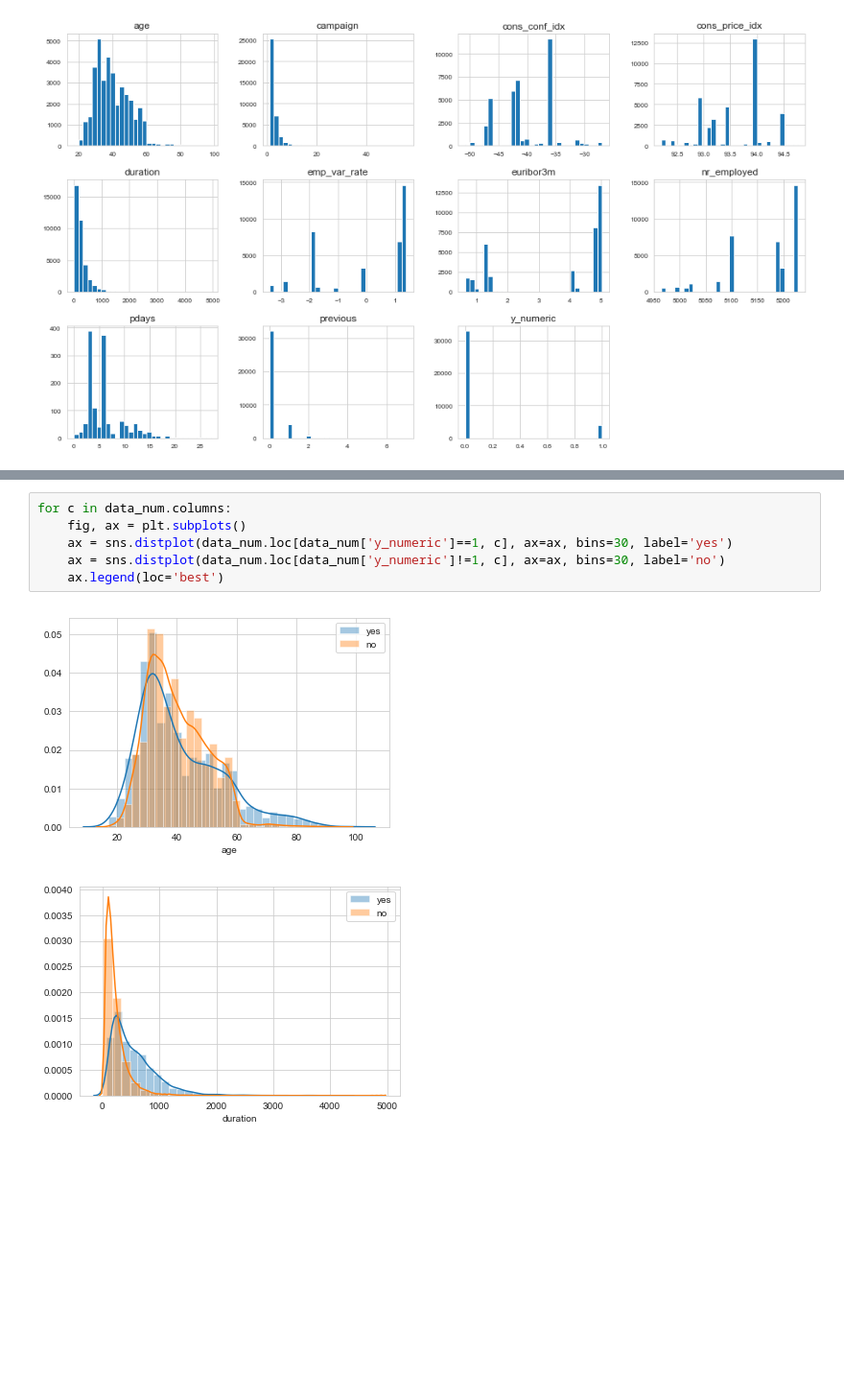
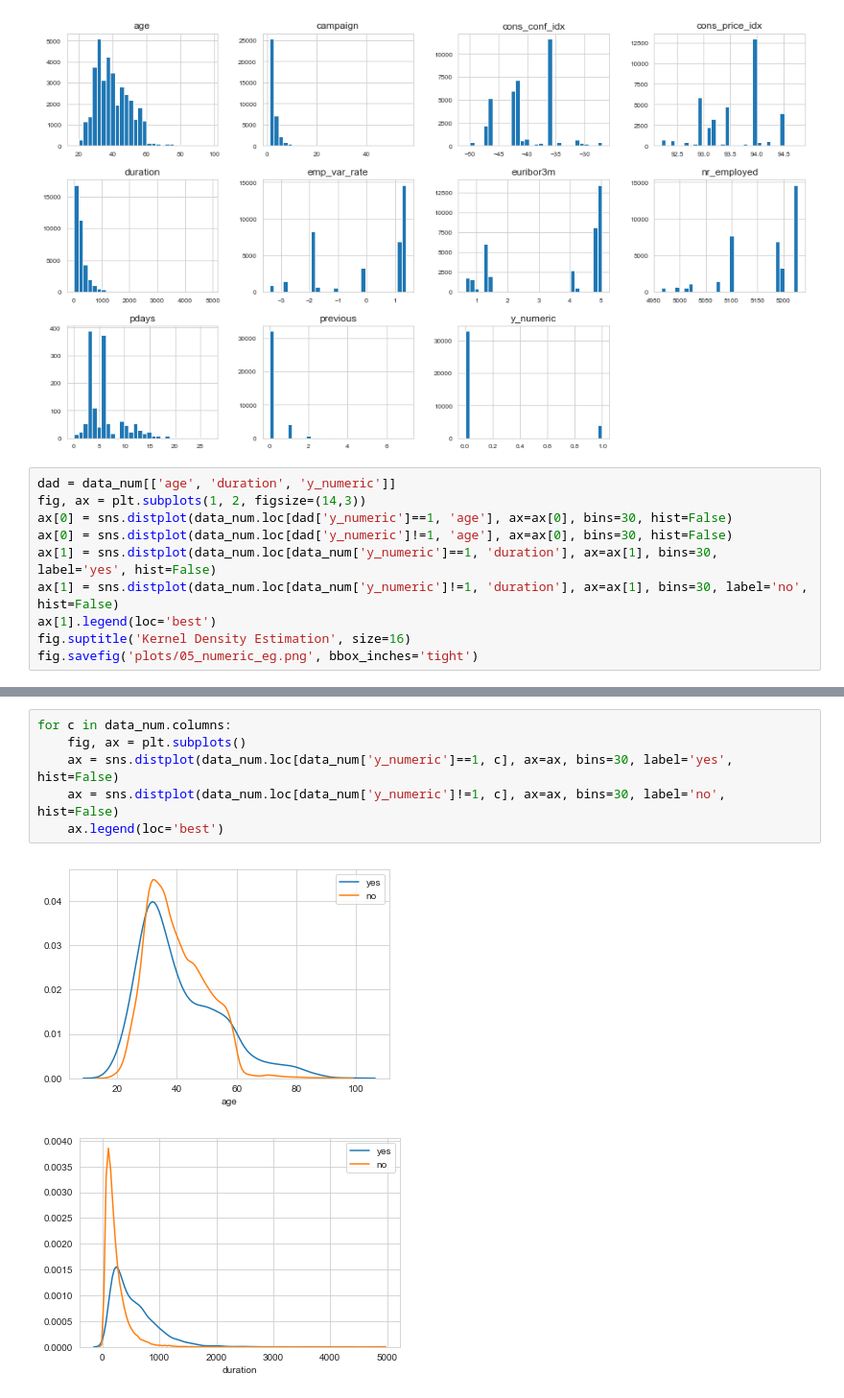
Before and after one commit to pfcor/bank-marketing-mess, a Jupyter notebook: bank-marketing-analysis-eda.ipynb, the cells around one changed output, grey strips where cells are left out. Shown at 96% size. Saved outputs shown, nothing was run; the diff lists cells and outputs as text; blank space fills up the shorter version.

```diff
--- a/bank-marketing-analysis-eda.ipynb
+++ b/bank-marketing-analysis-eda.ipynb
@@ -161,3 +205,13 @@ data_num_2plot.loc[data_num['pdays'] == 999, 'pdays'] = np.nan # tratamento nece
 data_num_2plot.hist(bins=30, xlabelsize=8, ylabelsize=8, figsize=(16, 9), layout=(3,4));
 # %% [output]
 [figure]
+# %%
+dad = data_num[['age', 'duration', 'y_numeric']]
+fig, ax = plt.subplots(1, 2, figsize=(14,3))
+ax[0] = sns.distplot(data_num.loc[dad['y_numeric']==1, 'age'], ax=ax[0], bins=30, hist=False)
+ax[0] = sns.distplot(data_num.loc[dad['y_numeric']!=1, 'age'], ax=ax[0], bins=30, hist=False)
+ax[1] = sns.distplot(data_num.loc[data_num['y_numeric']==1, 'duration'], ax=ax[1], bins=30, label='yes', hist=False)
+ax[1] = sns.distplot(data_num.loc[data_num['y_numeric']!=1, 'duration'], ax=ax[1], bins=30, label='no', hist=False)
+ax[1].legend(loc='best')
+fig.suptitle('Kernel Density Estimation', size=16)
+fig.savefig('plots/05_numeric_eg.png', bbox_inches='tight')
@@ -164,9 +220,9 @@ data_num_2plot.hist(bins=30, xlabelsize=8, ylabelsize=8, figsize=(16, 9), layout
 # %%
 for c in data_num.columns:
     fig, ax = plt.subplots()
-    ax = sns.distplot(data_num.loc[data_num['y_numeric']==1, c], ax=ax, bins=30, label='yes')
-    ax = sns.distplot(data_num.loc[data_num['y_numeric']!=1, c], ax=ax, bins=30, label='no')
+    ax = sns.distplot(data_num.loc[data_num['y_numeric']==1, c], ax=ax, bins=30, label='yes', hist=False)
+    ax = sns.distplot(data_num.loc[data_num['y_numeric']!=1, c], ax=ax, bins=30, label='no', hist=False)
     ax.legend(loc='best')
 # %% [output]
-[figure, old version]
+[figure, new version]
-[figure, old version]
+[figure, new version]
```
Also changed, not shown: parts of 50 cells of this notebook, 6 other files.
